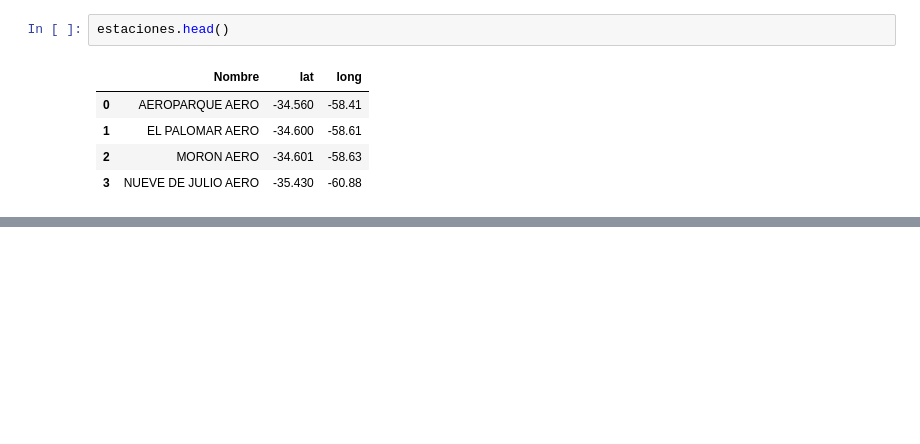
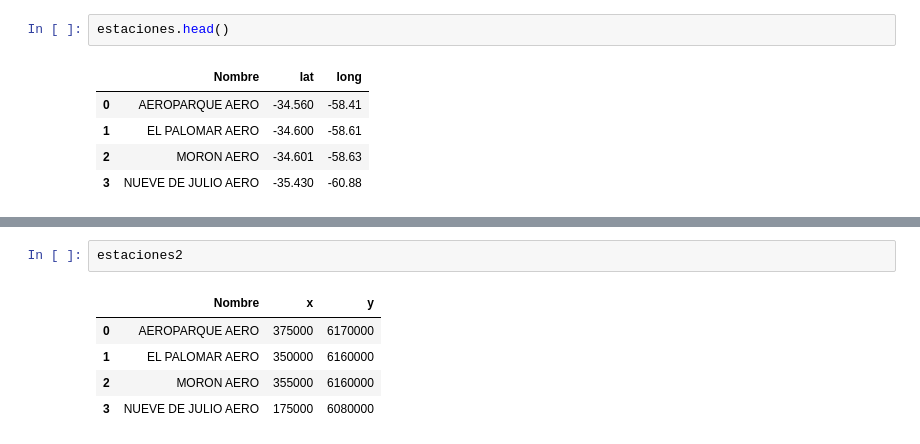
Before and after one commit to giuliano-geo/buenos_aires, a Jupyter notebook: cocoton_GIS.ipynb, the cells around one changed output, grey strips where cells are left out. Drawn from its saved outputs; the diff is of its cells as text; blank space fills up the shorter version.

```diff
--- a/cocoton_GIS.ipynb
+++ b/cocoton_GIS.ipynb
@@ -239,0 +396,8 @@ plt.show()
+# %%
+estaciones2
+# %% [output]
+|  | Nombre | x | y |
+| 0 | AEROPARQUE AERO | 375000 | 6170000 |
+| 1 | EL PALOMAR AERO | 350000 | 6160000 |
+| 2 | MORON AERO | 355000 | 6160000 |
+| 3 | NUEVE DE JULIO AERO | 175000 | 6080000 |
```
Also changed, not shown: parts of 22 cells of this notebook.
